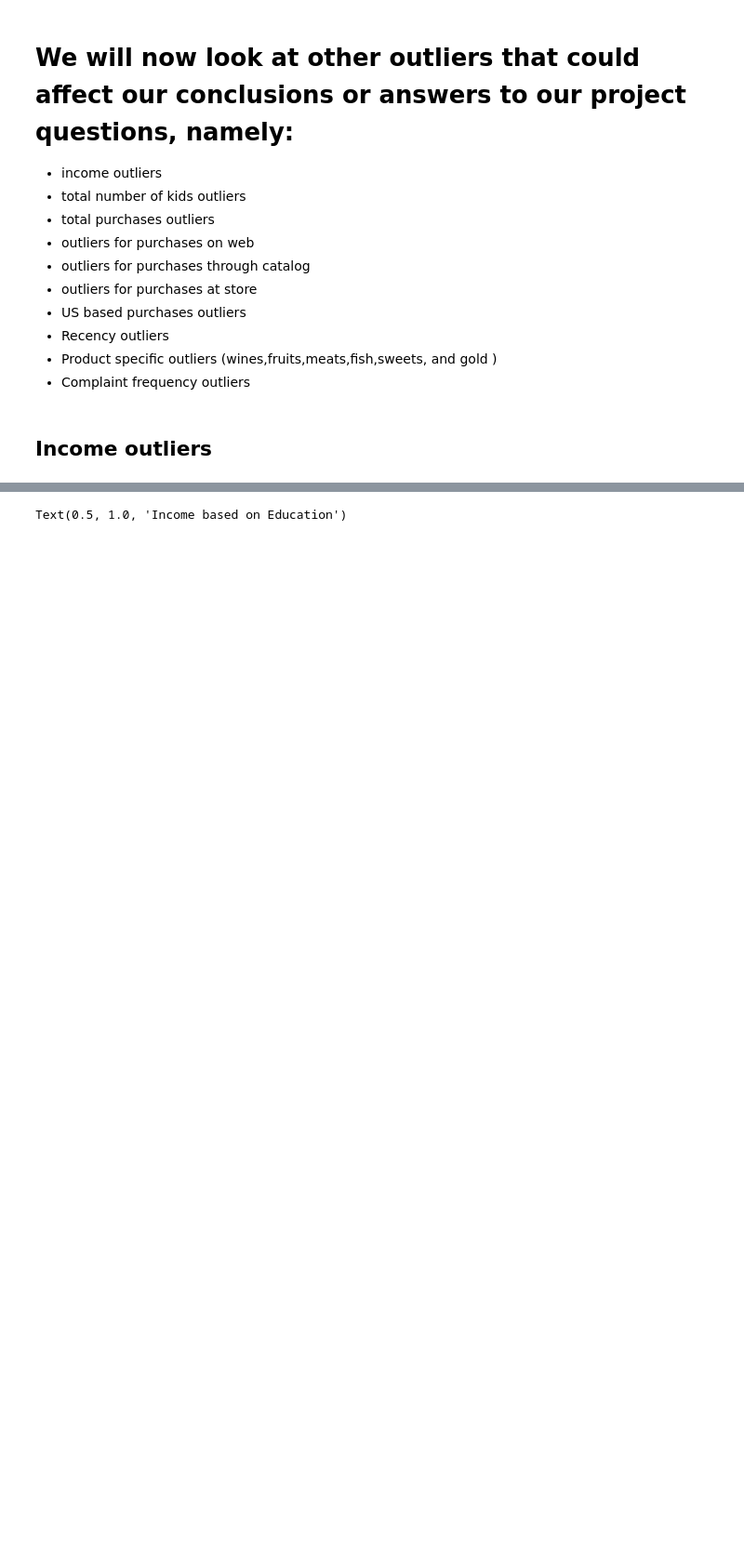
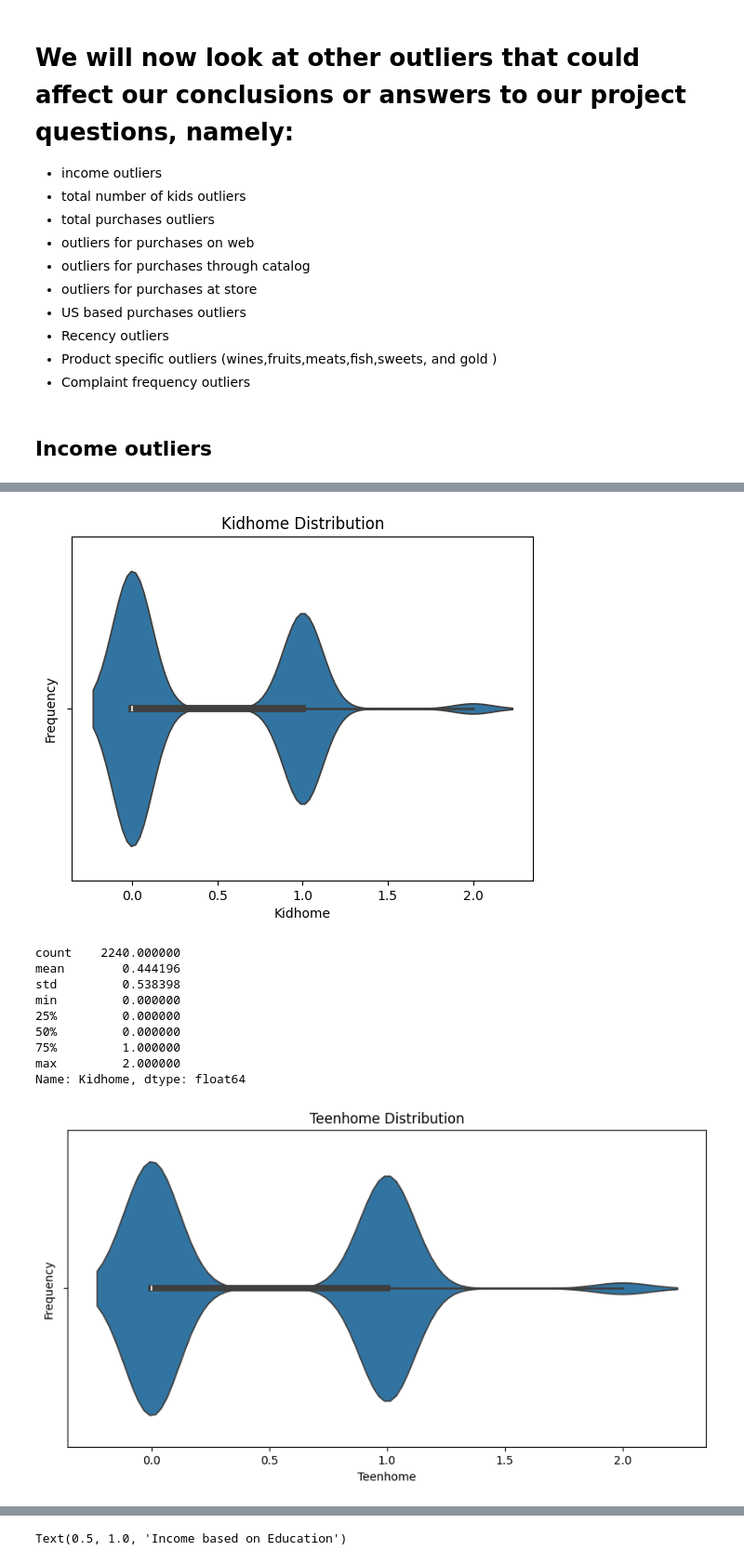
Before and after one commit to OsorioEL/Marketing_Campaign, a Jupyter notebook: Marketing_Campaing.ipynb, the cells around one changed output, grey strips where cells are left out. Shown at 93% size. Drawn from its saved outputs; the diff is of its cells as text; code cells hidden in the pictures; blank space fills up the shorter version.

```diff
--- a/Marketing_Campaing.ipynb
+++ b/Marketing_Campaing.ipynb
@@ -467,0 +540,41 @@ MntMeatProducts        0
+# %%
+## We will now check the outliers for the following:
+
+
+## set figure size
+plt.figure()
+plt.rcParams['figure.figsize'] = [10, 5]
+
+## total number of kids vs frequency violin plot
+sns.violinplot(x=mdata['Kidhome'])
+plt.xlabel('Kidhome')
+plt.ylabel('Frequency')
+plt.title('Kidhome Distribution')
+plt.show()
+print(mdata['Kidhome'].describe())
+print()
+
+# set figure size
+plt.figure()
+plt.rcParams['figure.figsize'] = [10, 5]
+
+# total number of teens vs frequency violin plot
+sns.violinplot(x=mdata['Teenhome'])
+plt.xlabel('Teenhome')
+plt.ylabel('Frequency')
+plt.title('Teenhome Distribution')
+plt.show()
+print(mdata['Teenhome'].describe())
+print()
+# %% [output]
+[figure, added]
+count    2240.000000
+mean        0.444196
+std         0.538398
+min         0.000000
+25%         0.000000
+50%         0.000000
+75%         1.000000
+max         2.000000
+Name: Kidhome, dtype: float64
+[figure, added]
```
Also changed, not shown: parts of 13 cells of this notebook.
